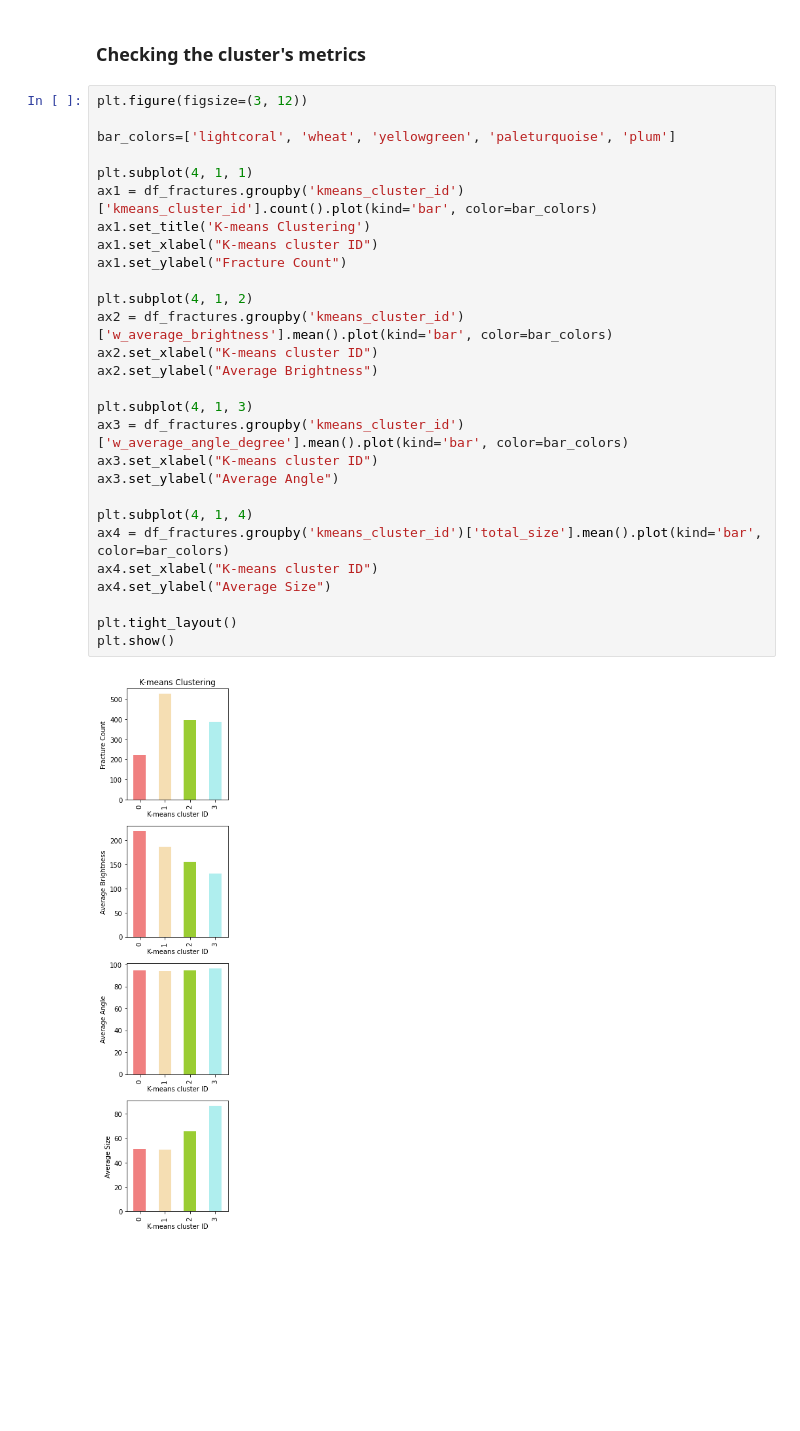
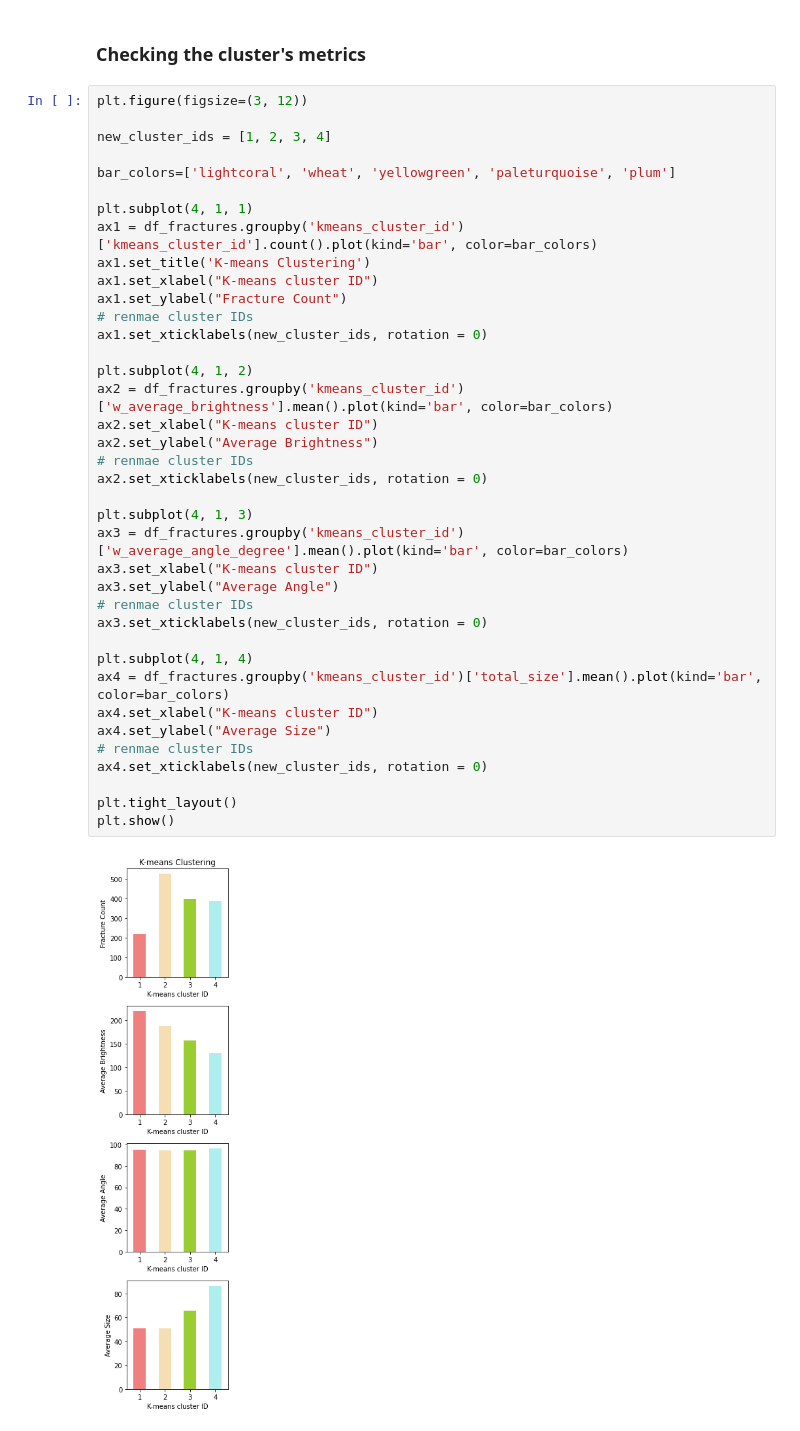
Before and after one commit to saranemustafa/bennu-fracture-analysis, a Jupyter notebook: 7_kmeans_clustering.ipynb, the cells around one changed output. Cells and saved outputs as stored; diff of their text form; blank space fills up the shorter version.

Commit message:
Rename cluster IDs

```diff
--- a/7_kmeans_clustering.ipynb
+++ b/7_kmeans_clustering.ipynb
@@ -223,34 +223,44 @@ plt.show()
 ### Checking the cluster's metrics
 # %%
 plt.figure(figsize=(3, 12))
+
+new_cluster_ids = [1, 2, 3, 4]
 
 bar_colors=['lightcoral', 'wheat', 'yellowgreen', 'paleturquoise', 'plum']
 
 plt.subplot(4, 1, 1)
 ax1 = df_fractures.groupby('kmeans_cluster_id')['kmeans_cluster_id'].count().plot(kind='bar', color=bar_colors)
 ax1.set_title('K-means Clustering')
 ax1.set_xlabel("K-means cluster ID")
 ax1.set_ylabel("Fracture Count")
+# renmae cluster IDs
+ax1.set_xticklabels(new_cluster_ids, rotation = 0)
 
 plt.subplot(4, 1, 2)
 ax2 = df_fractures.groupby('kmeans_cluster_id')['w_average_brightness'].mean().plot(kind='bar', color=bar_colors)
 ax2.set_xlabel("K-means cluster ID")
 ax2.set_ylabel("Average Brightness")
+# renmae cluster IDs
+ax2.set_xticklabels(new_cluster_ids, rotation = 0)
 
 plt.subplot(4, 1, 3)
 ax3 = df_fractures.groupby('kmeans_cluster_id')['w_average_angle_degree'].mean().plot(kind='bar', color=bar_colors)
 ax3.set_xlabel("K-means cluster ID")
 ax3.set_ylabel("Average Angle")
+# renmae cluster IDs
+ax3.set_xticklabels(new_cluster_ids, rotation = 0)
 
 plt.subplot(4, 1, 4)
 ax4 = df_fractures.groupby('kmeans_cluster_id')['total_size'].mean().plot(kind='bar', color=bar_colors)
 ax4.set_xlabel("K-means cluster ID")
 ax4.set_ylabel("Average Size")
+# renmae cluster IDs
+ax4.set_xticklabels(new_cluster_ids, rotation = 0)
 
 plt.tight_layout()
 plt.show()
 # %% [output]
-[figure, old version]
+[figure, new version]
 # %%
 df_clusters_stats = df_fractures.groupby('kmeans_cluster_id')['w_average_brightness', 'w_average_angle_degree', 'total_size'].mean()
 
```
Also changed, not shown: parts of 2 cells of this notebook, 1 other file.
